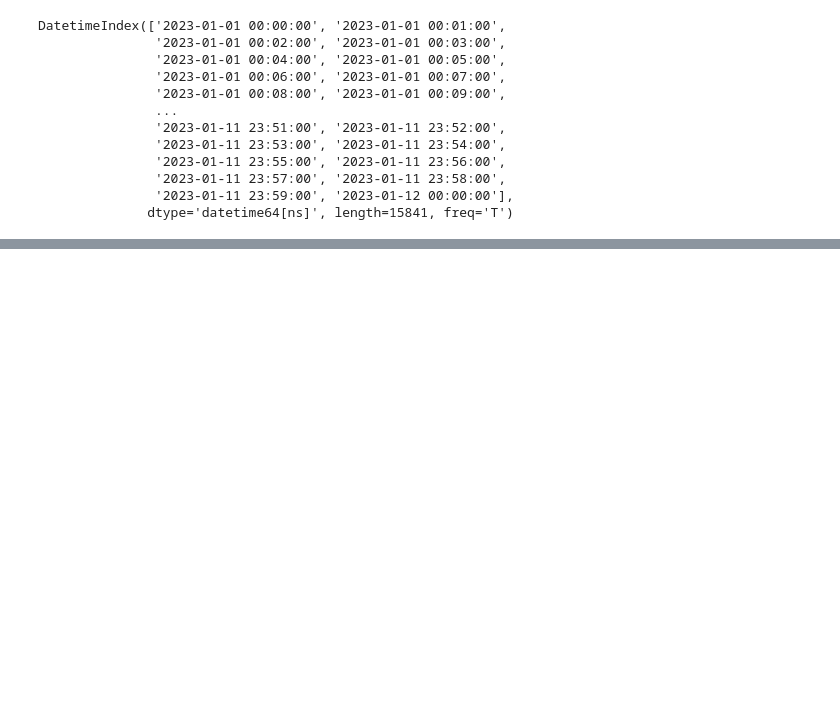
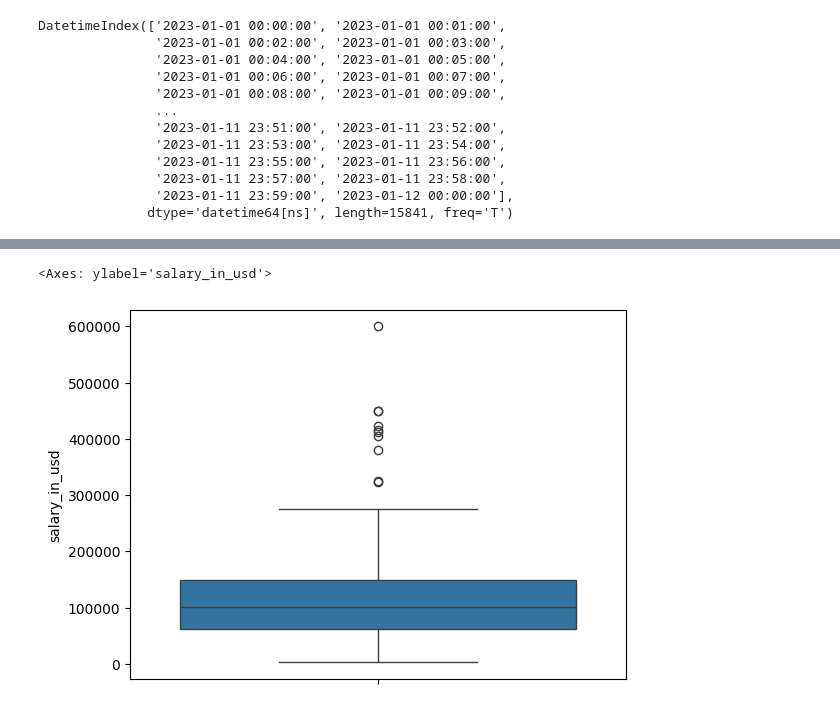
Before and after one commit to PandiDurai010722/AI_and_ML, a Jupyter notebook: 03.12.23.ipynb, the cells around one changed output, grey strips where cells are left out. Cells and saved outputs as stored; diff of their text form; code cells hidden in the pictures; blank space fills up the shorter version.

```diff
--- a/03.12.23.ipynb
+++ b/03.12.23.ipynb
@@ -147,0 +1251,8 @@ mycursor.execute("
+# %%
+import pandas as pd
+import seaborn as sns
+df=pd.read_csv(r"C:\Users\User\Downloads\ds_salaries.csv")
+sns.boxplot(df['salary_in_usd'])
+# %% [output]
+<Axes: ylabel='salary_in_usd'>
+[figure, added]
```
Also changed, not shown: parts of 136 cells of this notebook, 5 other files.
